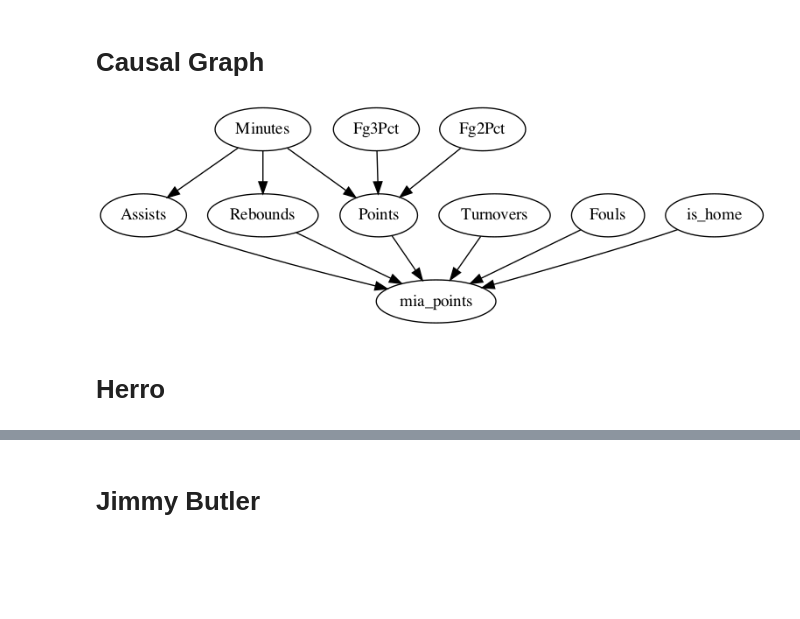
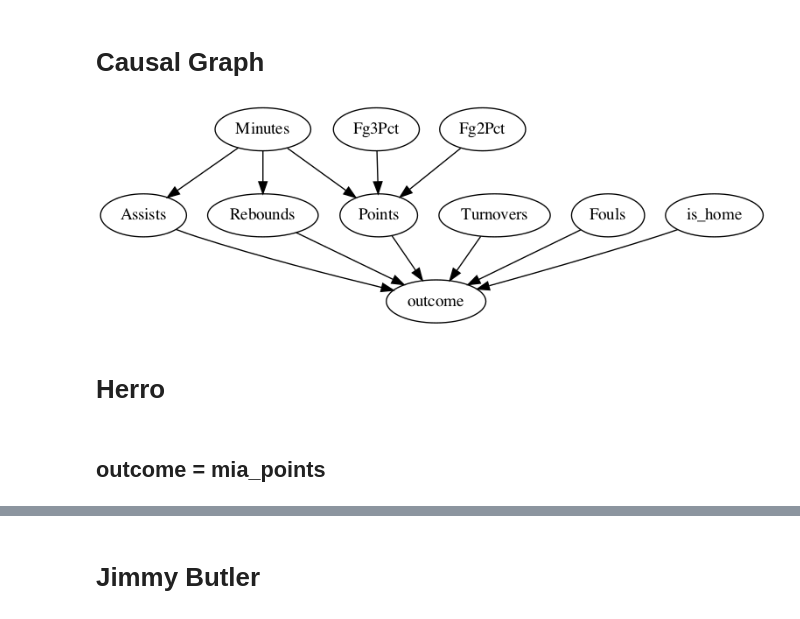
Before and after one commit to JayLi2018/CausalColabRepo, a Jupyter notebook: dowhy.ipynb, the cells around one changed output, grey strips where cells are left out. Cells and saved outputs as stored; diff of their text form; code cells hidden in the pictures; blank space fills up the shorter version.

```diff
--- a/dowhy.ipynb
+++ b/dowhy.ipynb
@@ -145,40 +146,42 @@ df = df.drop(["Date","HomePoints",
                      "AwayPoints", "HomeTeamAbbreviation","AwayTeamAbbreviation",
                      "FtPoints", "FG2A", "FG3A"],axis=1)
 # %%
+outcome = 'outcome'
 lst = [
         ("Minutes", "Assists"),
         ("Minutes", "Rebounds"),
         ("Minutes", "Points"),
         ("Fg3Pct", "Points"),
         ("Fg2Pct", "Points"),
         ("Points", outcome),
         ("Assists", outcome),
         ("Rebounds", outcome),
         ("Turnovers", outcome),
         ("Fouls", outcome),
         ("is_home", outcome),
 ]
-
 
 G = nx.DiGraph()
 G.add_edges_from(lst)
 write_gml(G, 'testgml')
 with open('testgml') as f: s = f.read()
 
 import pygraphviz
 
 model= dowhy.CausalModel(
         data = df,
         graph=s,
         treatment= 'Minutes',
         outcome= 'mia_points')
 model.view_model()
 from IPython.display import Image, display
 display(Image(filename="causal_model.png"))
 # %% [output]
-[figure, old version]
+[figure, new version]
 # %% [markdown]
 # Herro
+# %% [markdown]
+## outcome = mia_points
 # %%
 estimate_df_minutes_mia_points = get_est('herro', 'Minutes', 'mia_points', 'Regular Season')
 
```
Also changed, not shown: parts of 34 cells of this notebook.
